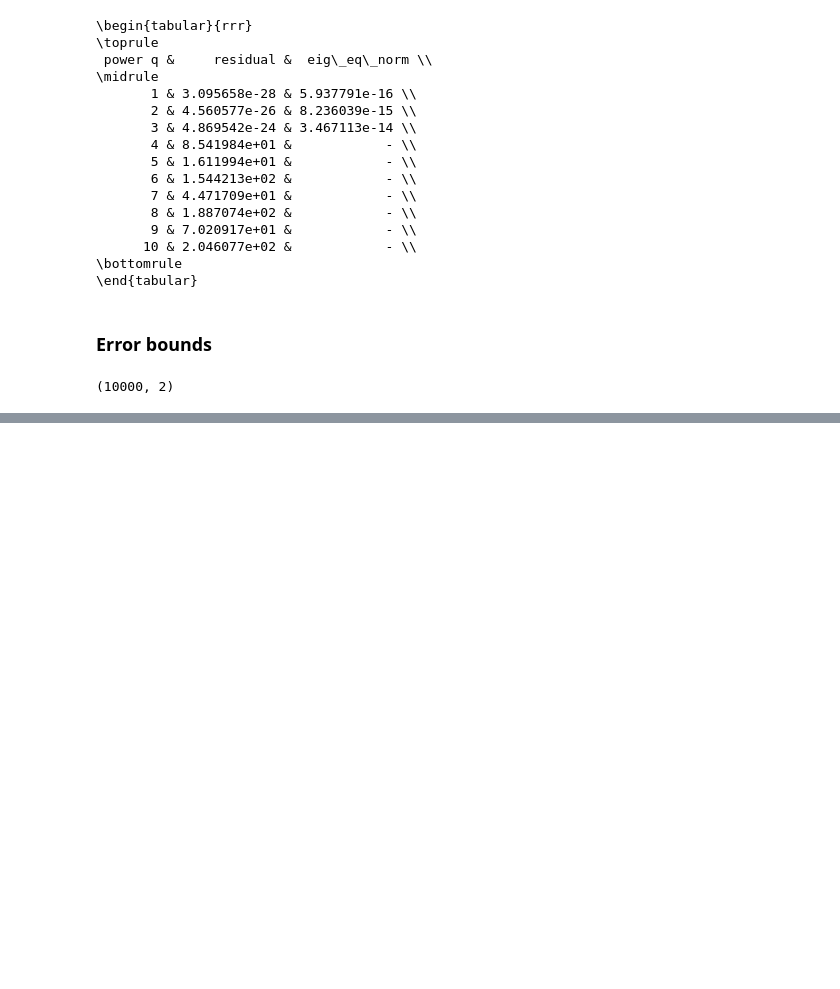
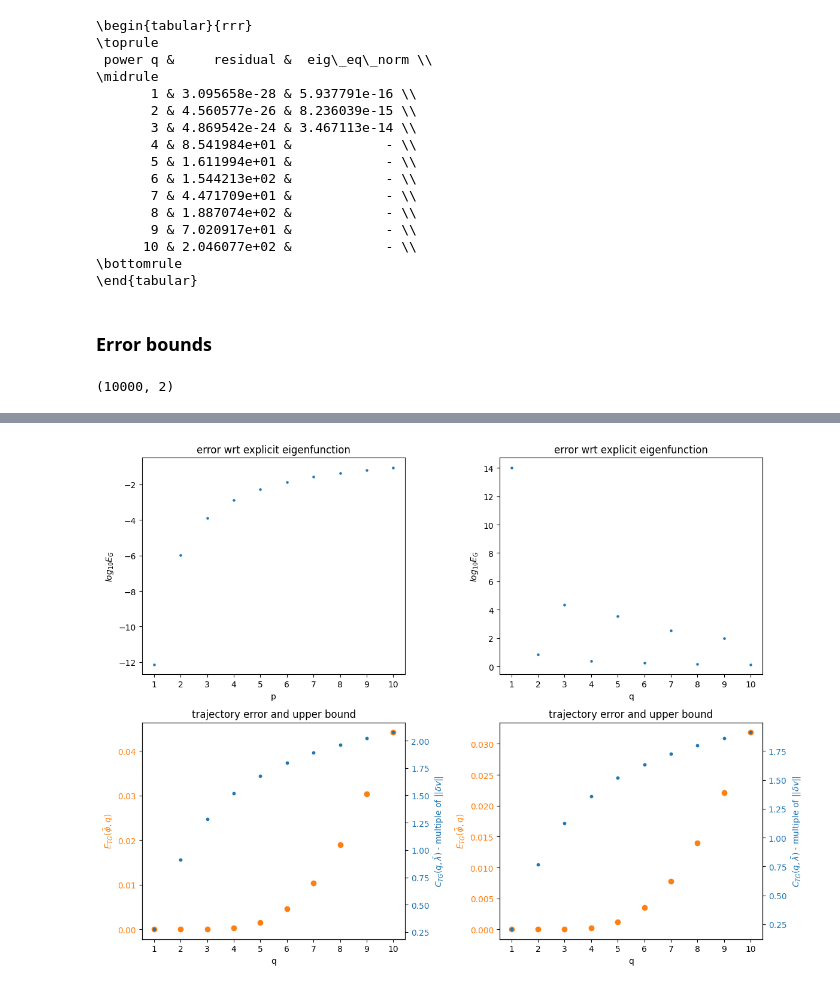
Before and after one commit to saksham219/koopman_eigensolvers, a Jupyter notebook: extend_linear_system_eigenfunctions.ipynb, the cells around one changed output, grey strips where cells are left out. Drawn from its saved outputs; the diff is of its cells as text; code cells hidden in the pictures; blank space fills up the shorter version.

```diff
--- a/extend_linear_system_eigenfunctions.ipynb
+++ b/extend_linear_system_eigenfunctions.ipynb
@@ -698,15 +702,22 @@ error_dict = []
 sorted_eig = [(0,i) for i in range(1, 11)] + [(i,0) for i in range(1,11)]
 
 for i, (m,n) in enumerate(sorted_eig):
+
+    Z_l = koopman_eigen.extend_eigenfunctions(x_flat, eigenvector_indexes=[0,1], pow_i=m, pow_j=n,
+                                                  normalize=False)
+    Z = linear_system.generate_eigenfunction(X, Y, m,n)
+    c_error = compute_c_error(Z, Z_l) ** (1/(m+n))
+
     if n==0:
-        const_bound = linear_system.trajectory_bound_const(koopman_eigen, x_flat, p = m, eigenval_index=0)
+        traj_bound_const = linear_system.trajectory_bound_const(koopman_eigen, x_flat, p = m, eigenval_index=0)
         traj_error = linear_system.trajectory_error_power(koopman_eigen, x_flat, p=m, eigenvector_index=0)
 
     if m==0:
-        const_bound = linear_system.trajectory_bound_const(koopman_eigen, x_flat, p = n, eigenval_index=2)
+        traj_bound_const = linear_system.trajectory_bound_const(koopman_eigen, x_flat, p = n, eigenval_index=2)
         traj_error = linear_system.trajectory_error_power(koopman_eigen, x_flat, p=n, eigenvector_index=2)
 
-    error_dict.append({"m": m, "n": n, "traj_bound_const": const_bound, "traj_error": traj_error})
-    print(m,n, traj_error, const_bound)
+    error_dict.append({"m": m, "n": n, "traj_bound_const": traj_bound_const, "traj_error": traj_error,
+                       "c_error":c_error})
+    print(m,n, traj_error, traj_bound_const)
 # %% [output]
 0 1 2.006543351531274e-15 0.20606314907847115
@@ -761,0 +773,69 @@ for d in error_dict:
+# %%
+f, ax = plt.subplots(2,2, figsize=(12,9))
+plt.subplots_adjust(hspace=0.3, wspace=0.5)
+
+m_list = [d["m"] for d in error_dict if d["n"]==0]
+m_c_error = np.array([np.log10(d["c_error"]) for d in error_dict if d["n"]==0])
+m_c_error[m_c_error==-np.inf] = np.log10(np.finfo(np.float64).eps)
+
+ax[0][0].scatter(m_list, m_c_error, s=5)
+ax[0][0].set_xlabel('p')
+ax[0][0].set_ylabel('$log_{10}E_G$')
+ax[0][0].set_title("error wrt explicit eigenfunction")
+ax[0][0].set_xticks(m_list)
+
+
+n_list = [d["n"] for d in error_dict if d["m"]==0]
+n_c_error = np.array([np.log10(d["c_error"]) for d in error_dict if d["m"]==0])
+n_c_error[n_c_error==-np.inf] = np.log10(np.finfo(np.float64).eps)
+
+ax[0][1].scatter(n_list, n_c_error, s=5)
+ax[0][1].set_xlabel('q')
+ax[0][1].set_ylabel('$log_{10}E_G$')
+ax[0][1].set_title("error wrt explicit eigenfunction")
+ax[0][1].set_xticks(n_list)
+
+tg_m = np.array([d["traj_error"] for d in error_dict if d["n"]==0])
+tg_c_m = [d["traj_bound_const"] for d in error_dict if d["n"]==0]
+
+color = 'tab:orange'
+ax[1][0].set_xlabel('q')
+ax[1][0].set_ylabel(r"$E_{TG}(\bar{\phi}, q)$", color=color)
+ax[1][0].scatter(m_list, tg_m, color=color)
+ax[1][0].tick_params(axis='y', labelcolor=color)
+ax[1][0].set_xticks(m_list)
+ax[1][0].set_title("trajectory error and upper bound")
+
+ax2 = ax[1][0].twinx()
+
+color = 'tab:blue'
+ax2.set_ylabel(r"$C_{TG}(q, \bar{\lambda})$ - multiple of $||\delta v||$", color=color)  #
+ax2.scatter(n_list, tg_c_m, color=color, s=10)
+ax2.tick_params(axis='y', labelcolor=color)
+del ax2
+
+#
+n_list = [d["n"] for d in error_dict if d["m"]==0]
+tg_n = np.array([d["traj_error"] for d in error_dict if d["m"]==0])
+tg_c_n = [d["traj_bound_const"] for d in error_dict if d["m"]==0]
+
+color = 'tab:orange'
+ax[1][1].set_xlabel('q')
+ax[1][1].set_ylabel(r"$E_{TG}(\bar{\phi}, q)$", color=color)
+ax[1][1].scatter(n_list, tg_n, color=color)
+ax[1][1].tick_params(axis='y', labelcolor=color)
+ax[1][1].set_xticks(n_list)
+ax[1][1].set_title("trajectory error and upper bound")
+
+ax2 = ax[1][1].twinx()
+
+color = 'tab:blue'
+ax2.set_ylabel(r"$C_{TG}(q, \bar{\lambda})$ - multiple of $||\delta v||$", color=color)  #
+ax2.scatter(n_list, tg_c_n, color=color, s=10)
+ax2.tick_params(axis='y', labelcolor=color)
+
+f.tight_layout()
+plt.savefig(f"plots/{nb_fname}/error_EDMD_poly_eigfunc_approx.png", bbox_inches='tight')
+plt.show()
+# %% [output]
+[figure, added]
```
Also changed, not shown: parts of 8 cells of this notebook, 1 other file.
